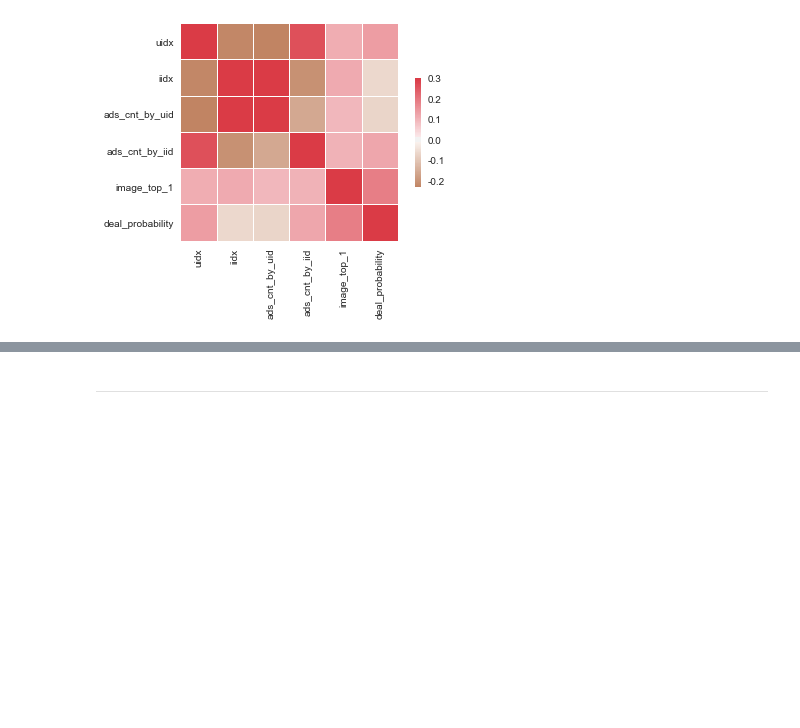
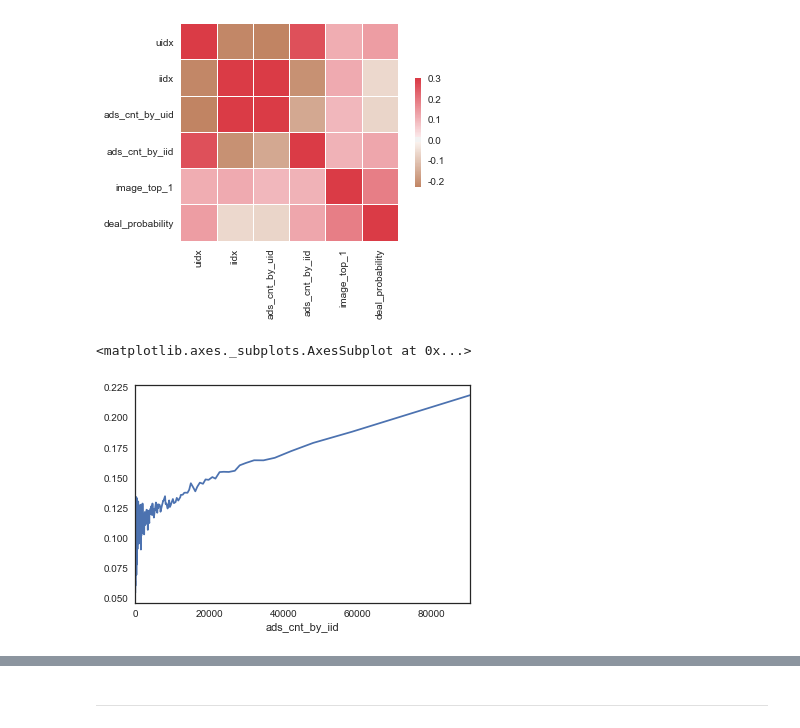
Before and after one commit to ihongChen/kaggle_Avito, a Jupyter notebook: src/eda1.ipynb, the cells around one changed output, grey strips where cells are left out. Cells and saved outputs as stored; diff of their text form; code cells hidden in the pictures; blank space fills up the shorter version.

```diff
--- a/src/eda1.ipynb
+++ b/src/eda1.ipynb
@@ -472,3 +472,8 @@ cmap = sns.diverging_palette(30,10,as_cmap=True)
 sns.heatmap(corr,cmap=cmap,center=0,square=True,vmax=.3,linewidths=.1, cbar_kws={"shrink": .5});
 # %% [output]
 [figure]
+# %%
+df_train.groupby('ads_cnt_by_iid')['deal_probability'].mean().plot()
+# %% [output]
+<matplotlib.axes._subplots.AxesSubplot at 0x...>
+[figure, added]
```
Also changed, not shown: parts of 25 cells of this notebook, 4 other files.
